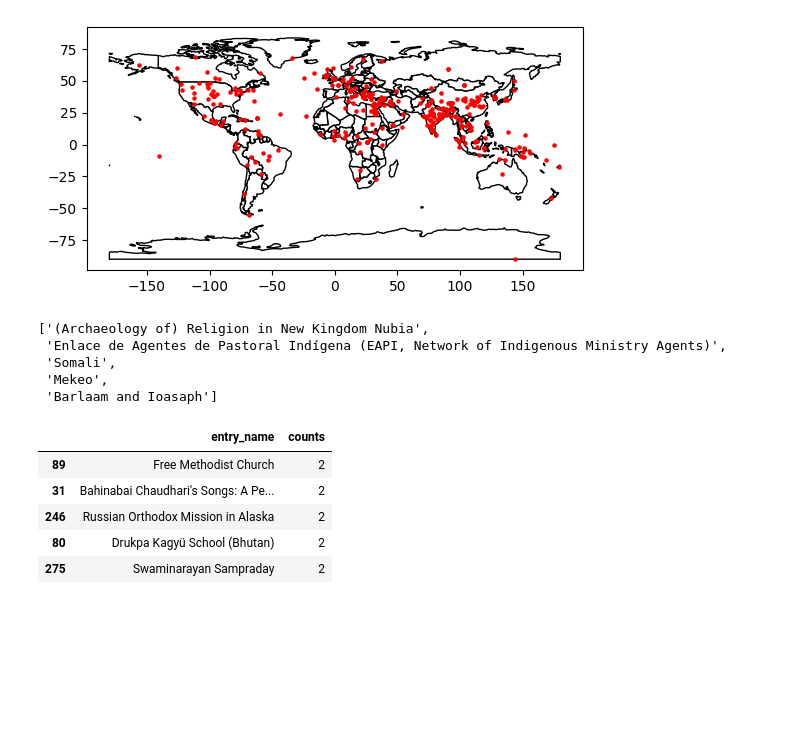
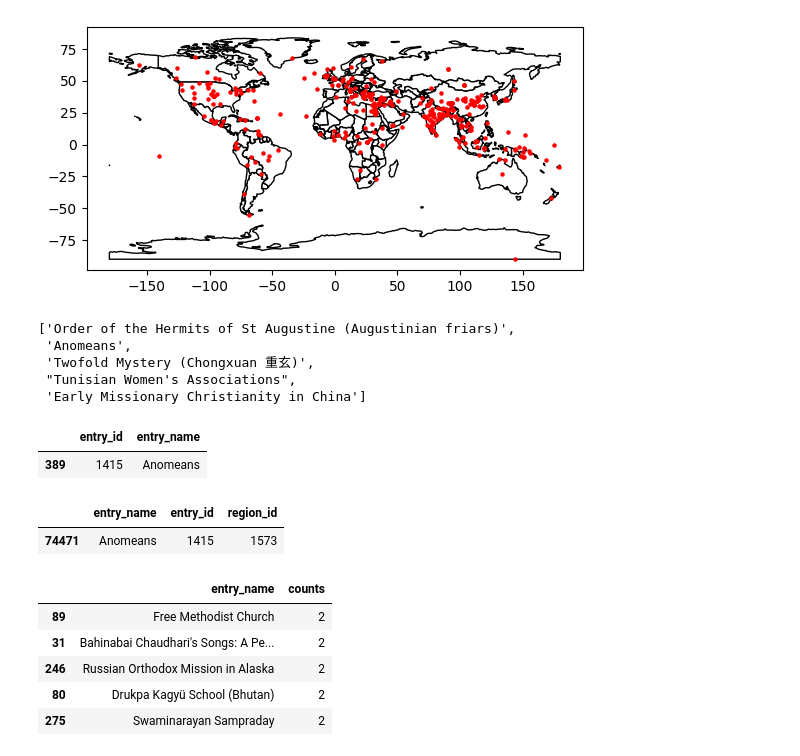
Before and after one commit to victor-m-p/humanities-glass, a Jupyter notebook: overview/geography.ipynb, the cells around one changed output. Drawn from its saved outputs; the diff is of its cells as text; code cells hidden in the pictures; blank space fills up the shorter version.

Commit message:
more investigation of regions

```diff
--- a/overview/geography.ipynb
+++ b/overview/geography.ipynb
@@ -69,11 +69,25 @@ plt.show();
 # %%
 # only 370/407 entries with regions but we have 407 total entries
 # which ones do not have a region?
-list(set(set(data_geography['entry_name'])) - set(set(geography_sub['entry_name'])))[0:5]
+list(set(set(entry_reference['entry_name'])) - set(set(geography_sub['entry_name'])))[0:5]
 # %% [output]
-['(Archaeology of) Religion in New Kingdom Nubia',
- 'Enlace de Agentes de Pastoral Indígena (EAPI, Network of Indigenous Ministry Agents)',
- 'Somali',
- 'Mekeo',
- 'Barlaam and Ioasaph']
+['Order of the Hermits of St Augustine (Augustinian friars)',
+ 'Anomeans',
+ 'Twofold Mystery (Chongxuan 重玄)',
+ "Tunisian Women's Associations",
+ 'Early Missionary Christianity in China']
+# %%
+# Check one of them: https://religiondatabase.org/browse/1415/#/
+# looks like they should have a region but it is not in my original file it seems.
+entry_reference[entry_reference['entry_name'] == 'Anomeans']
+# %% [output]
+|  | entry_id | entry_name |
+| 389 | 1415 | Anomeans |
+# %%
+# Ah, it is in my original file, but I do not have a .kml file corresponding
+# to region 1573.
+data_geography[data_geography['entry_id'] == 1415]
+# %% [output]
+|  | entry_name | entry_id | region_id |
+| 74471 | Anomeans | 1415 | 1573 |
 # %%
```
Also changed, not shown: parts of 1 cell of this notebook.
